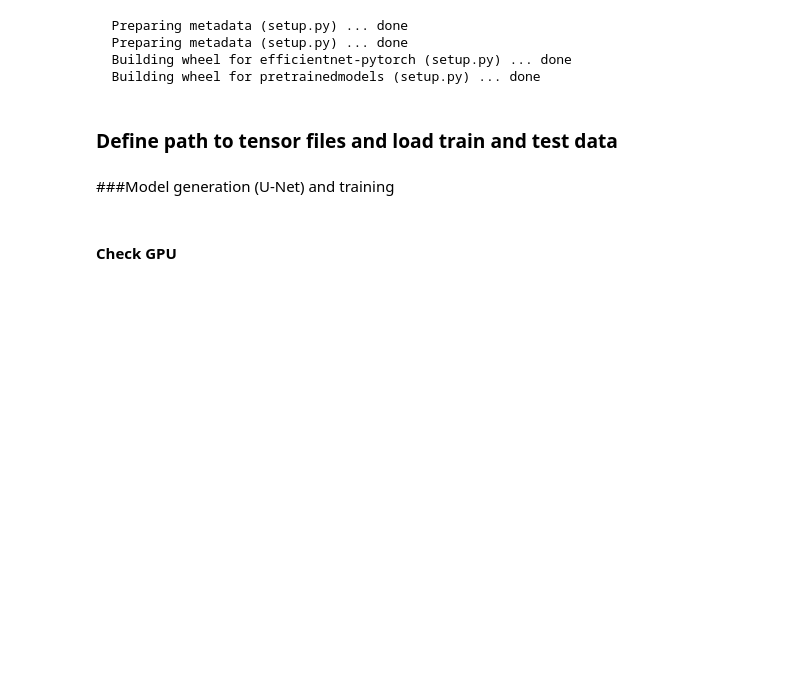
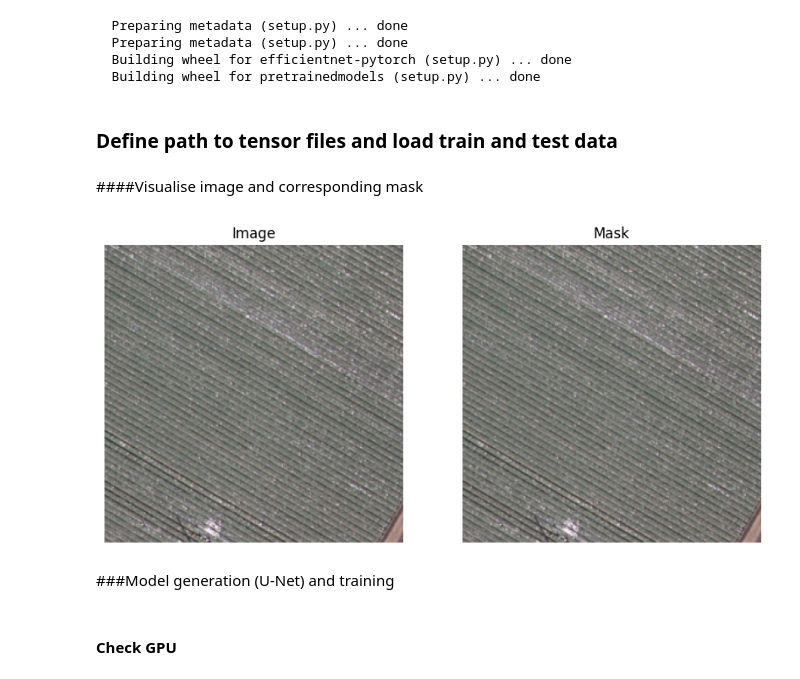
Before and after one commit to GeoKauko/TheNavySeals, a Jupyter notebook: 2_Seal_detection.ipynb, the cells around one changed output. Cells and saved outputs as stored; diff of their text form; code cells hidden in the pictures; blank space fills up the shorter version.

Commit message:
Added loading .tif files into a dataset in image-mask pairs. Included data loader to add batching. Also added simple visualisation

```diff
--- a/2_Seal_detection.ipynb
+++ b/2_Seal_detection.ipynb
@@ -51,3 +32,51 @@ Y_test =
+# %%
+train_data_path = "drive/MyDrive/SealNN/Data/Train" #TODO: change to relative file path
+test_data_path = "drive/MyDrive/SealNN/Data/Test"
+
+batch_size = 16 #Can be changed later
+
+#Custom dataset to properly import for segmentation
+def segmentation_dataset(data_path, transform=None):
+  images_path = os.path.join(data_path, "Images")
+  masks_path = os.path.join(data_path, "Masks")
+  image_files = os.listdir(images_path)
+
+  dataset = []
+  for img_name in image_files:
+        image = tifffile.imread(os.path.join(images_path, img_name)) #read .tif file
+        mask = tifffile.imread(os.path.join(masks_path, img_name.replace(".tif", "_mask.tif"))) #read corresponding mask .tif file
+
+        if transform:
+          image = transform(image)
+          mask = transform(mask) #apply transform to both image and corresponding mask
+
+        dataset.append((image, mask)) #append the image-mask pair in the dataset
+
+  return dataset
+
+transform = torchvision.transforms.Compose([torchvision.transforms.ToTensor()]) #Add more transforms to include e.g. data augmentation
+
+# Create train and test datasets without augmentation
+train_dataset = segmentation_dataset(train_data_path, transform=transform)
+test_dataset = segmentation_dataset(test_data_path, transform=transform)
+
+# Create train and test data loaders
+train_loader = torch.utils.data.DataLoader(train_dataset, batch_size=batch_size, shuffle=True)
+test_loader = torch.utils.data.DataLoader(test_dataset, batch_size=batch_size, shuffle=False) #Shuffle on or off?
+# %% [markdown]
+####Visualise image and corresponding mask
+# %%
+image, mask = train_dataset[0]
+fig, axes = plt.subplots(1, 2, figsize=(10, 5))
+axes[0].imshow(image.permute(1, 2, 0))  # Convert from tensor format (C, H, W) to (H, W, C)
+axes[0].set_title('Image')
+axes[0].axis('off')
+axes[1].imshow(mask.permute(1, 2, 0))  # Convert from tensor format (C, H, W) to (H, W, C)
+axes[1].set_title('Mask')
+axes[1].axis('off')
+plt.show()
+# %% [output]
+[figure, added]
 # %% [markdown]
 ###Model generation (U-Net) and training
 # %% [markdown]
```
Also changed, not shown: parts of 6 cells of this notebook.
